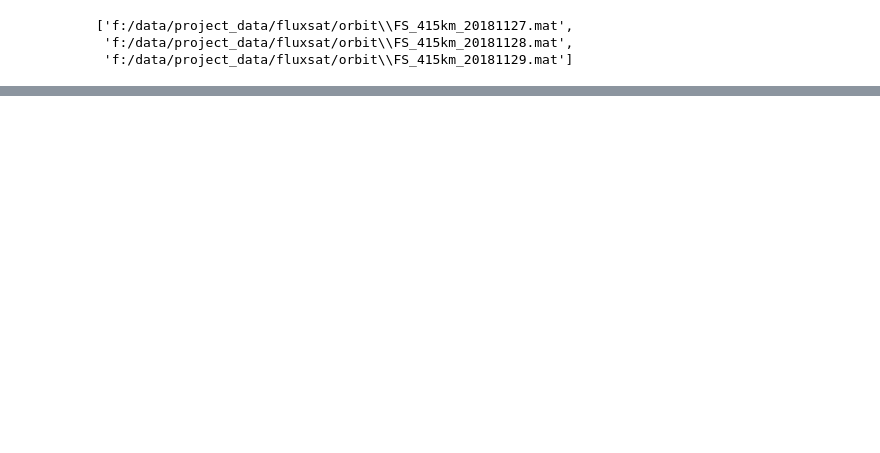
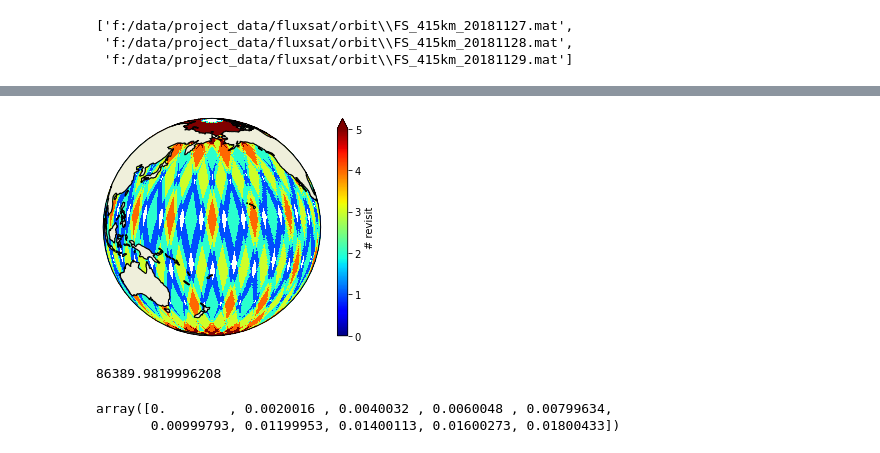
Before and after one commit to cgentemann/cloud_science, a Jupyter notebook: Cloud_testing/revisit_time_shannon.ipynb, the cells around one changed output, grey strips where cells are left out. Saved outputs shown, nothing was run; the diff lists cells and outputs as text; code cells hidden in the pictures; blank space fills up the shorter version.

Commit message:
revisit

```diff
--- a/Cloud_testing/revisit_time_shannon.ipynb
+++ b/Cloud_testing/revisit_time_shannon.ipynb
@@ -27,11 +37,3 @@ filenames
 ['f:/data/project_data/fluxsat/orbit\\FS_415km_20181127.mat',
  'f:/data/project_data/fluxsat/orbit\\FS_415km_20181128.mat',
  'f:/data/project_data/fluxsat/orbit\\FS_415km_20181129.mat']
-# %%
-import h5py
-import numpy as np
-filepath = filenames[0]
-arrays = {}
-f = h5py.File(filepath)
-for k, v in f.items():
-    arrays[k] = np.array(v)
@@ -53,0 +40,21 @@ ds_err = xr.Dataset({'err_year': (['lat', 'lon'],  tem['combinedSD'].transpose()
+# %%
+import h5py
+import numpy as np
+for ifile in range(3):
+    filepath = filenames[ifile]
+    f = h5py.File(filepath)
+    struArray = f['rad']
+    ilen =  struArray['SClat']['data'].shape[0]
+    da = xr.DataArray(None, coords=[np.arange(ilen)], dims=['iob'])
+    ds = xr.Dataset({'test':xr.DataArray(None, coords=[np.arange(ilen)], dims=['iob'])})
+    for v in struArray:
+        data = struArray[v]['data']
+        da = xr.DataArray(data, coords={'iob':np.arange(ilen),'day':[ifile]}, dims=['iob','day'])
+#        da = xr.DataArray(data[:,0], coords=[np.arange(ilen)], dims=['iob'])
+        ds[v]=da
+    ds = ds.drop('test')
+    if ifile==0:
+        ds_sv = ds
+    else:
+        ds_sv = xr.concat([ds_sv,ds],dim='day')
+ds = ds_sv
@@ -53,0 +104,10 @@ ds_err = xr.Dataset({'err_year': (['lat', 'lon'],  tem['combinedSD'].transpose()
+# %%
+dy = da2a[:,:,0:48].sum(dim=['orbit'])
+dy = dy.where(dy>0,np.nan)
+ax = plt.axes(projection=ccrs.Orthographic(180, 10))
+(dy).plot(ax=ax, transform=ccrs.PlateCarree(),cmap='jet',vmin=0,vmax=5,cbar_kwargs={'label': '# revisit'})
+ax.coastlines()
+ax.add_feature(cartopy.feature.LAND, zorder=100, edgecolor='k')
+plt.savefig(adir_figs+'3dy_num.png', dpi=100)
+# %% [output]
+[figure, added]
@@ -53,0 +121,9 @@ ds_err = xr.Dataset({'err_year': (['lat', 'lon'],  tem['combinedSD'].transpose()
+# %%
+(data[-10,0]-737391)*86400
+# %% [output]
+86389.9819996208
+# %%
+(data1[0:10,0]-737392)*86400
+# %% [output]
+array([0.        , 0.0020016 , 0.0040032 , 0.0060048 , 0.00799634,
+       0.00999793, 0.01199953, 0.01400113, 0.01600273, 0.01800433])
```
Also changed, not shown: parts of 11 cells of this notebook.
